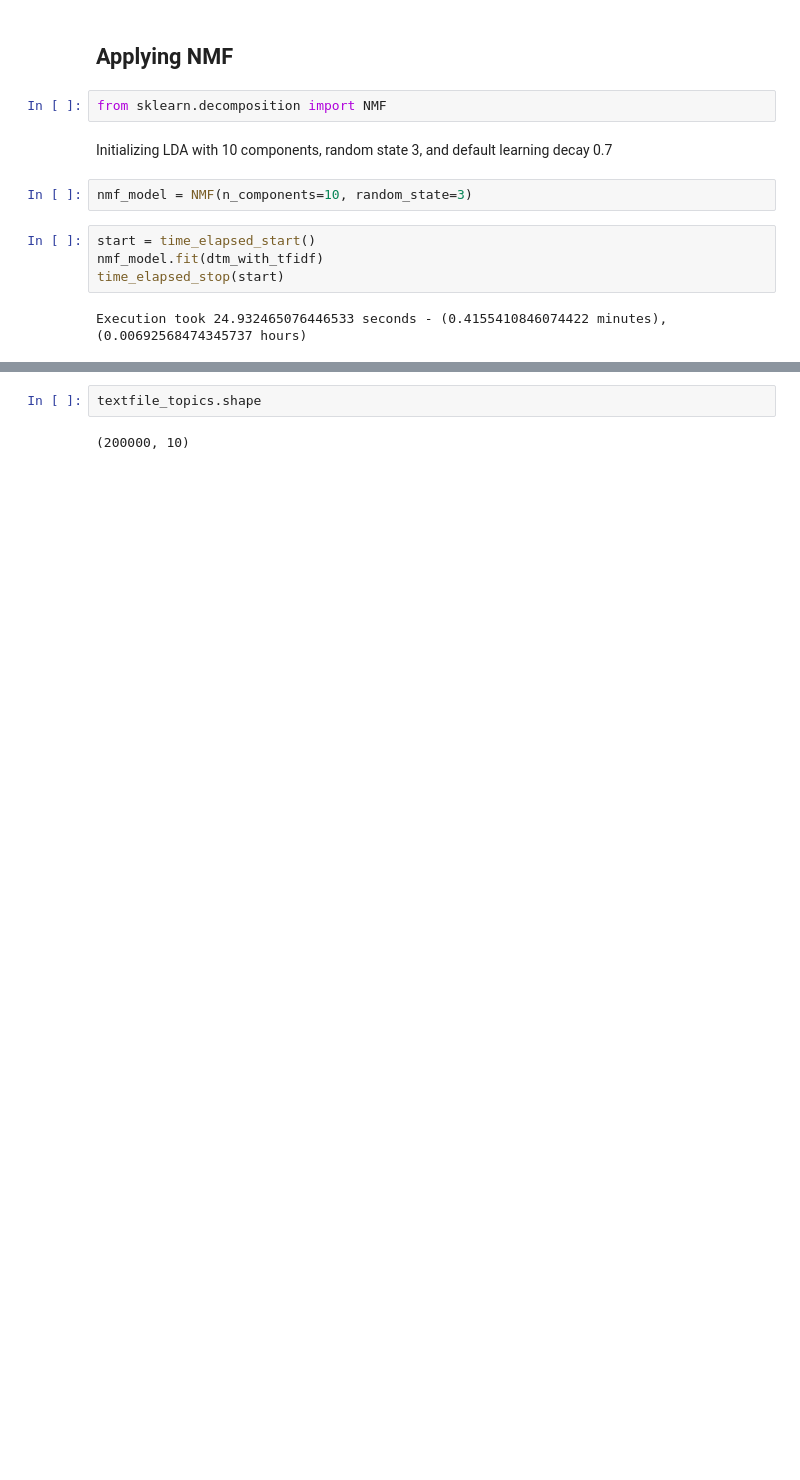
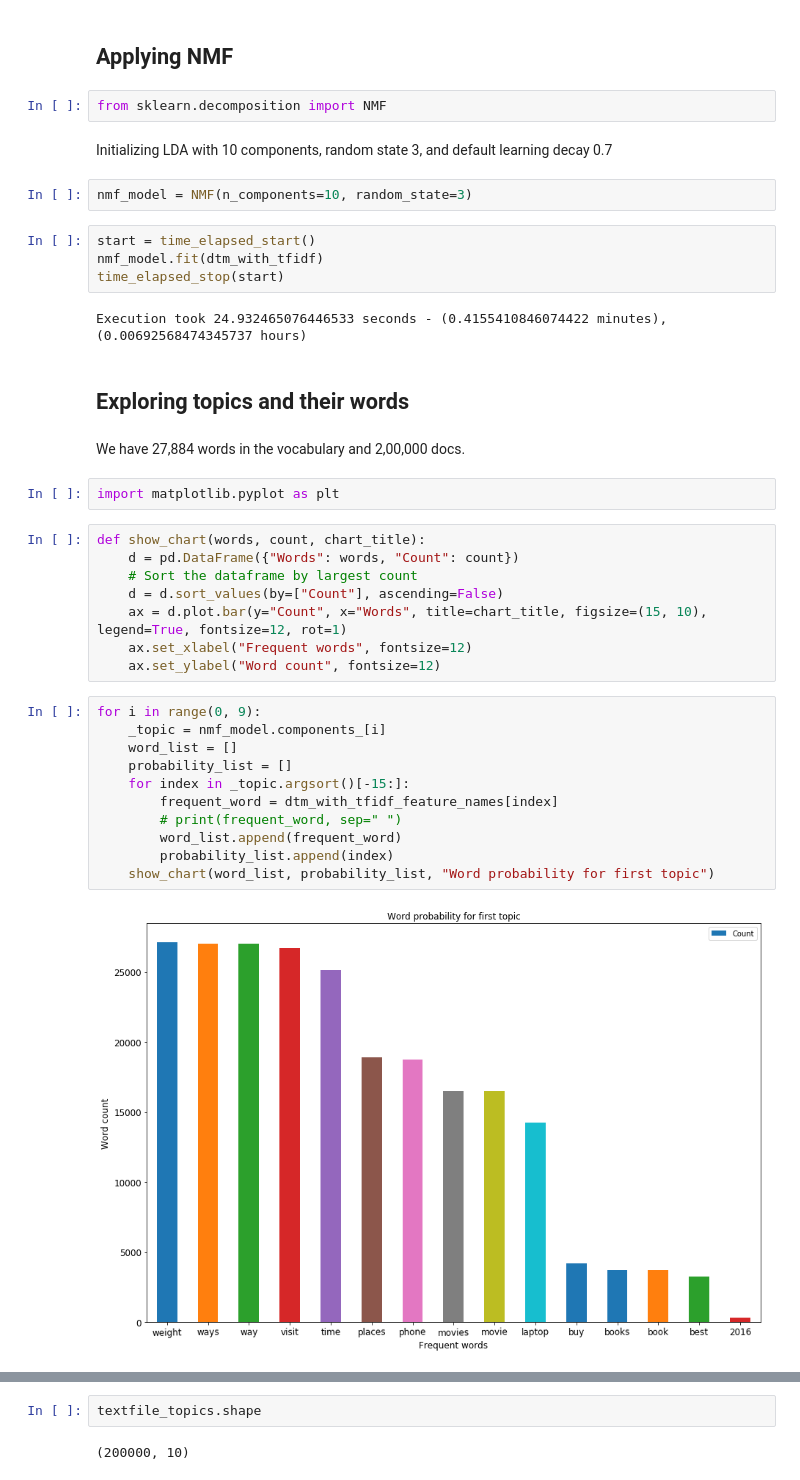
Before and after one commit to faisal3325/ai2-ca2, a Jupyter notebook: question1_nmf.ipynb, the cells around one changed output, grey strips where cells are left out. Drawn from its saved outputs; the diff is of its cells as text; blank space fills up the shorter version.

```diff
--- a/question1_nmf.ipynb
+++ b/question1_nmf.ipynb
@@ -83,3 +83,30 @@ nmf_model.fit(dtm_with_tfidf)
 time_elapsed_stop(start)
 # %% [output]
 Execution took 24.932465076446533 seconds - (0.4155410846074422 minutes), (0.00692568474345737 hours)
+# %% [markdown]
+## Exploring topics and their words
+# %% [markdown]
+We have 27,884 words in the vocabulary and 2,00,000 docs.
+# %%
+import matplotlib.pyplot as plt
+# %%
+def show_chart(words, count, chart_title):
+    d = pd.DataFrame({"Words": words, "Count": count})
+    # Sort the dataframe by largest count
+    d = d.sort_values(by=["Count"], ascending=False)
+    ax = d.plot.bar(y="Count", x="Words", title=chart_title, figsize=(15, 10), legend=True, fontsize=12, rot=1)
+    ax.set_xlabel("Frequent words", fontsize=12)
+    ax.set_ylabel("Word count", fontsize=12)
+# %%
+for i in range(0, 9):
+    _topic = nmf_model.components_[i]
+    word_list = []
+    probability_list = []
+    for index in _topic.argsort()[-15:]:
+        frequent_word = dtm_with_tfidf_feature_names[index]
+        # print(frequent_word, sep=" ")
+        word_list.append(frequent_word)
+        probability_list.append(index)
+    show_chart(word_list, probability_list, "Word probability for first topic")
+# %% [output]
+[figure, added]
```
Also changed, not shown: parts of 8 cells of this notebook, 4 other files.
